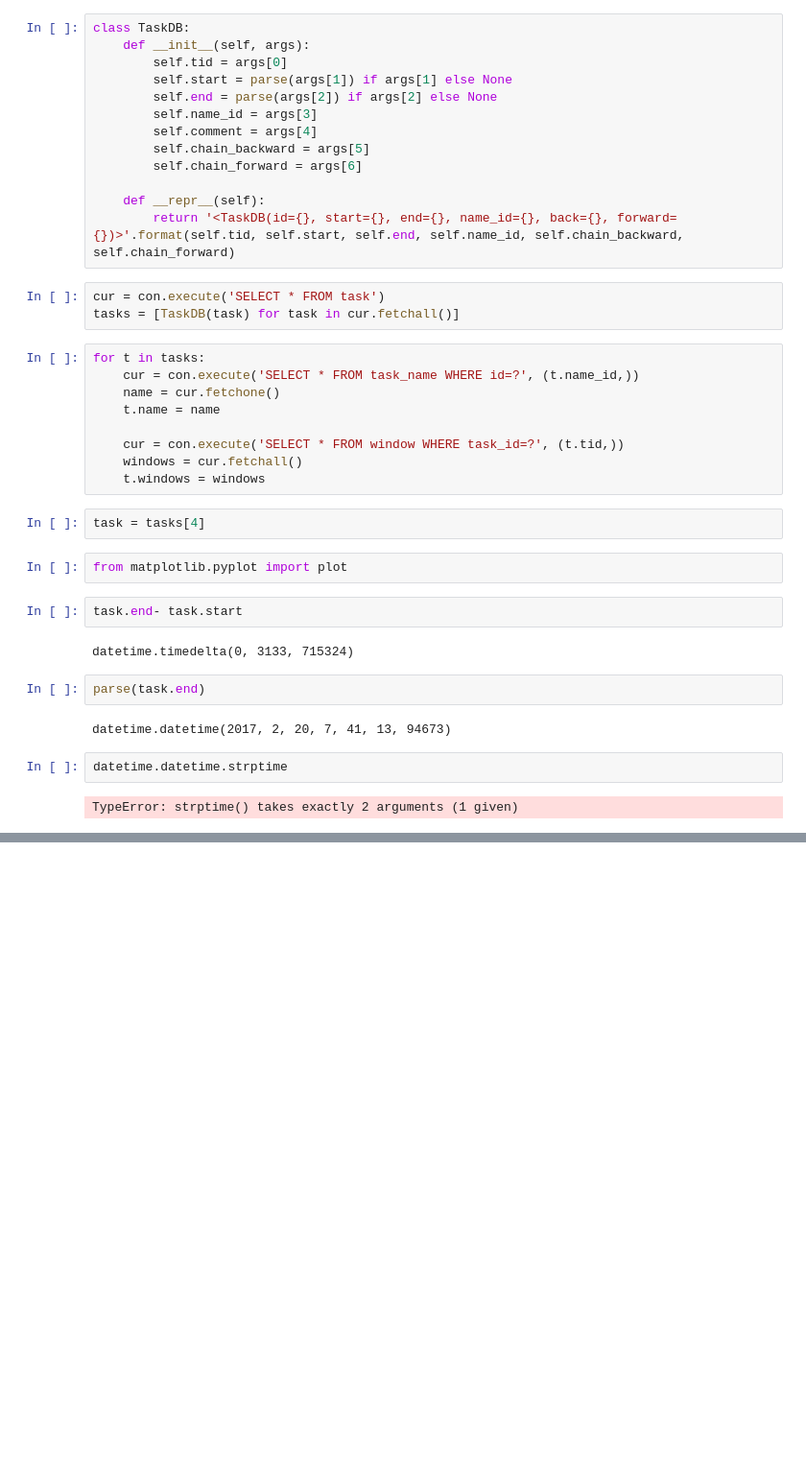
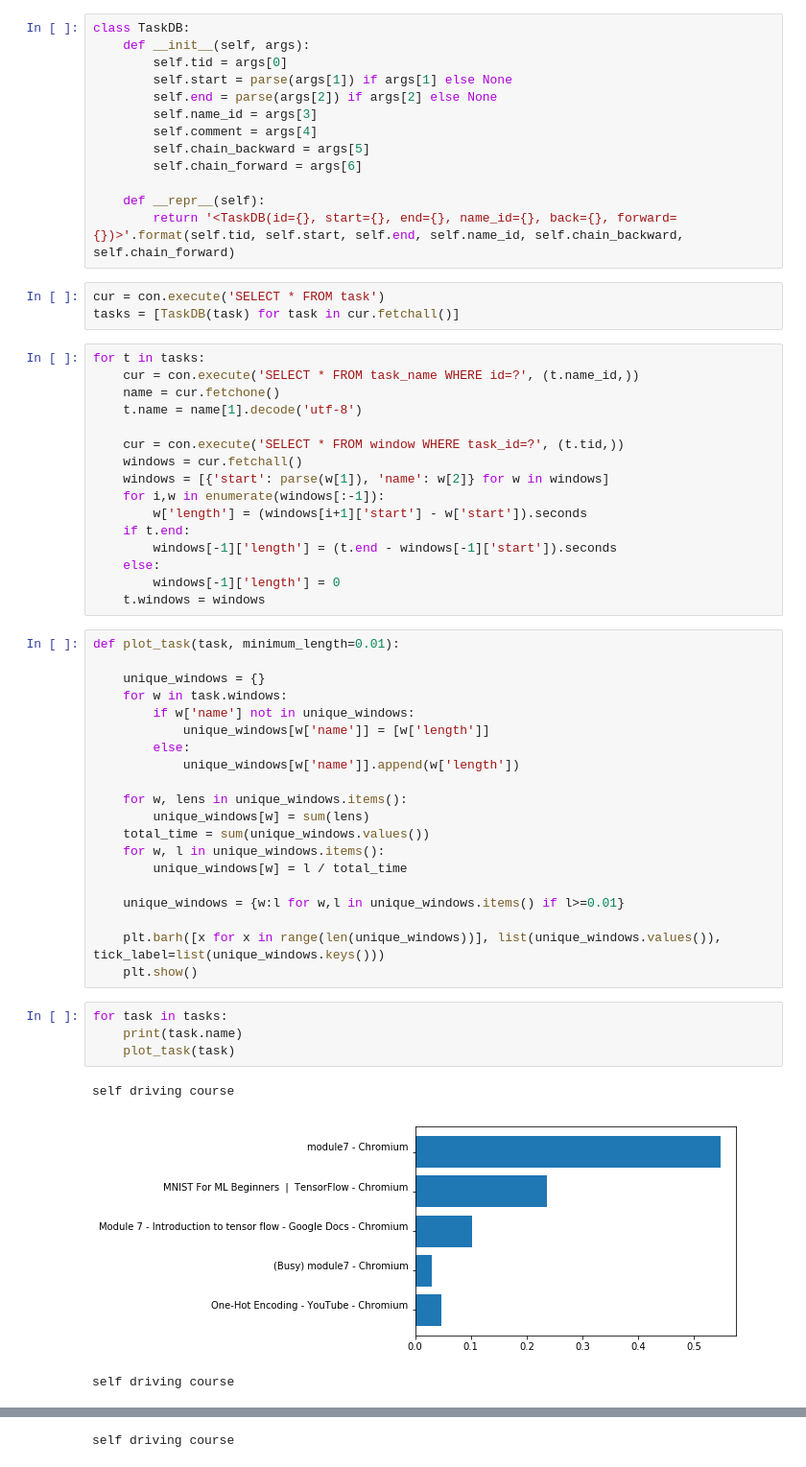
Before and after one commit to diogo-aos/whatyoudoing, a Jupyter notebook: data_analysis.ipynb, the cells around one changed output, grey strips where cells are left out. Shown at 96% size. Drawn from its saved outputs; the diff is of its cells as text; blank space fills up the shorter version.

Commit message:
data analysis, new task after resume and not on pause

```diff
--- a/data_analysis.ipynb
+++ b/data_analysis.ipynb
@@ -26,24 +28,43 @@ tasks = [TaskDB(task) for task in cur.fetchall()]
 for t in tasks:
     cur = con.execute('SELECT * FROM task_name WHERE id=?', (t.name_id,))
     name = cur.fetchone()
-    t.name = name
+    t.name = name[1].decode('utf-8')
 
     cur = con.execute('SELECT * FROM window WHERE task_id=?', (t.tid,))
     windows = cur.fetchall()
+    windows = [{'start': parse(w[1]), 'name': w[2]} for w in windows]
+    for i,w in enumerate(windows[:-1]):
+        w['length'] = (windows[i+1]['start'] - w['start']).seconds
+    if t.end:
+        windows[-1]['length'] = (t.end - windows[-1]['start']).seconds
+    else:
+        windows[-1]['length'] = 0
     t.windows = windows
-# %%
-task = tasks[4]
-# %%
-from matplotlib.pyplot import plot
-# %%
-task.end- task.start
-# %% [output]
-datetime.timedelta(0, 3133, 715324)
-# %%
-parse(task.end)
-# %% [output]
-datetime.datetime(2017, 2, 20, 7, 41, 13, 94673)
-# %%
-datetime.datetime.strptime
-# %% [output]
-TypeError: strptime() takes exactly 2 arguments (1 given)
+# %%
+def plot_task(task, minimum_length=0.01):
+
+    unique_windows = {}
+    for w in task.windows:
+        if w['name'] not in unique_windows:
+            unique_windows[w['name']] = [w['length']]
+        else:
+            unique_windows[w['name']].append(w['length'])
+
+    for w, lens in unique_windows.items():
+        unique_windows[w] = sum(lens)
+    total_time = sum(unique_windows.values())
+    for w, l in unique_windows.items():
+        unique_windows[w] = l / total_time
+
+    unique_windows = {w:l for w,l in unique_windows.items() if l>=0.01}
+
+    plt.barh([x for x in range(len(unique_windows))], list(unique_windows.values()), tick_label=list(unique_windows.keys()))
+    plt.show()
+# %%
+for task in tasks:
+    print(task.name)
+    plot_task(task)
+# %% [output]
+self driving course
+[figure, added]
+self driving course
@@ -49,0 +72 @@ TypeError: strptime() takes exactly 2 arguments (1 given)
+self driving course
```
Also changed, not shown: parts of 2 cells of this notebook, 2 other files.
